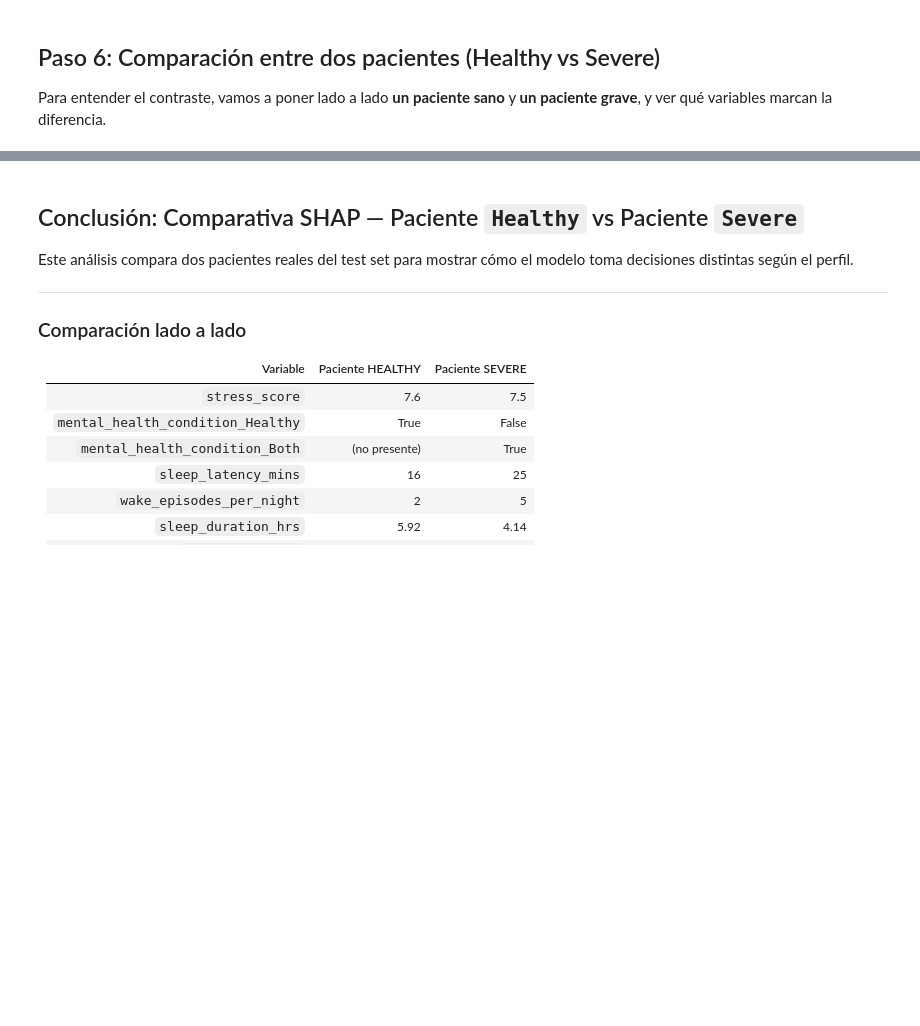
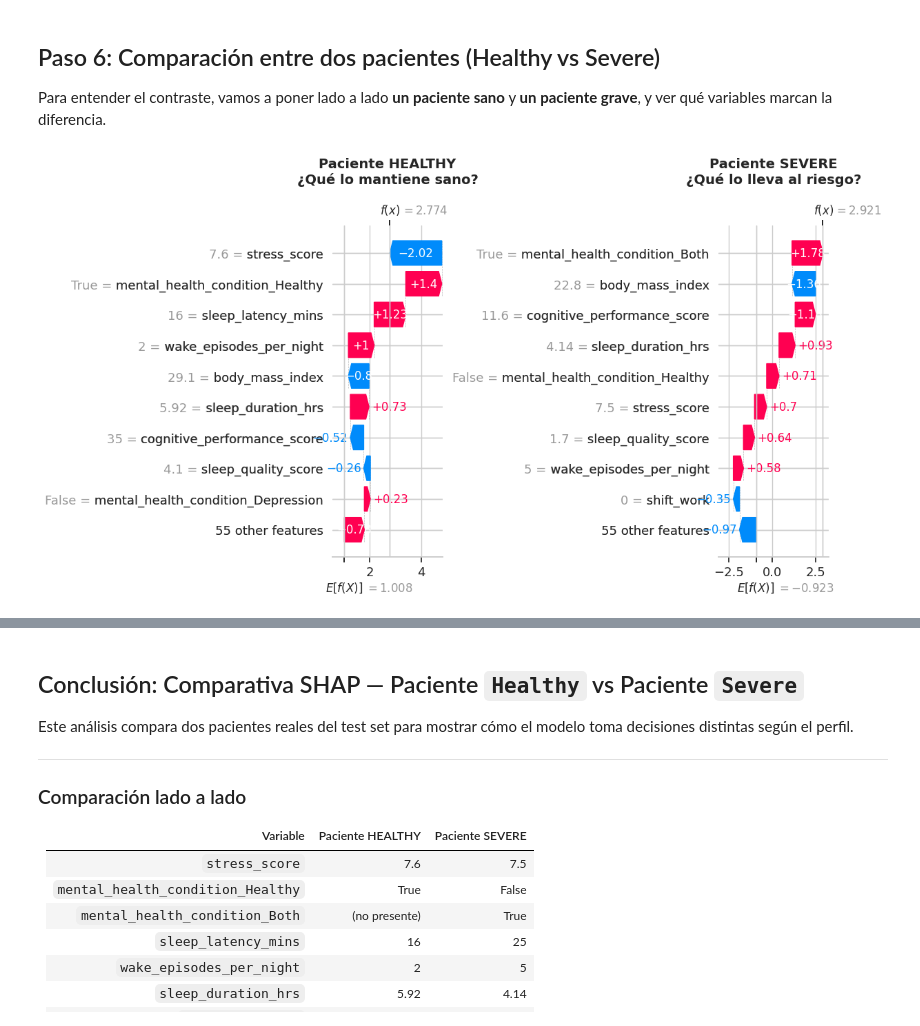
Before and after one commit to R3vival/Intro_Ciencia_De_Datos_Trabajo, a Jupyter notebook: Trabajo_Final_Intro_DC.ipynb, the cells around one changed output, grey strips where cells are left out. Saved outputs shown, nothing was run; the diff lists cells and outputs as text; code cells hidden in the pictures; blank space fills up the shorter version.

```diff
--- a/Trabajo_Final_Intro_DC.ipynb
+++ b/Trabajo_Final_Intro_DC.ipynb
@@ -1985,6 +2065,68 @@ A pesar de tener un IMC saludable (22.8) y no consumir alcohol ni cafeína antes
 ## Paso 6: Comparación entre dos pacientes (Healthy vs Severe)
 
 Para entender el contraste, vamos a poner lado a lado **un paciente sano** y **un paciente grave**, y ver qué variables marcan la diferencia.
+# %%
+# ---------------------------------------------------------
+# Comparacion: paciente Healthy vs paciente Severe
+# ---------------------------------------------------------
+indices_healthy = np.where(y_pred_sample == 'Healthy')[0]
+
+if len(indices_healthy) > 0 and len(indices_severe) > 0:
+    idx_healthy = indices_healthy[0]
+    idx_severe_pat = indices_severe[0]
+
+    fig, axes = plt.subplots(1, 2, figsize=(22, 8))
+
+    # Paciente HEALTHY
+    idx_healthy_class = list(le.classes_).index('Healthy')
+    if isinstance(shap_values, list):
+        base_h = explainer.expected_value[idx_healthy_class]
+        vals_h = shap_values[idx_healthy_class][idx_healthy]
+    else:
+        base_h = explainer.expected_value[idx_healthy_class] if hasattr(explainer.expected_value, '__len__') else explainer.expected_value
+        vals_h = shap_values[idx_healthy, :, idx_healthy_class]
+
+    exp_h = shap.Explanation(
+        values=vals_h,
+        base_values=base_h,
+        data=X_test_shap.iloc[idx_healthy].values,
+        feature_names=X_test_shap.columns.tolist()
+    )
+
+    plt.sca(axes[0])
+    shap.plots.waterfall(exp_h, max_display=10, show=False)
+    axes[0].set_title('Paciente HEALTHY\n¿Qué lo mantiene sano?', fontsize=14, fontweight='bold', pad=20)
+
+    # Paciente SEVERE
+    if isinstance(shap_values, list):
+        base_s = explainer.expected_value[idx_severe]
+        vals_s = shap_values[idx_severe][idx_severe_pat]
+    else:
+        base_s = explainer.expected_value[idx_severe] if hasattr(explainer.expected_value, '__len__') else explainer.expected_value
+        vals_s = shap_values[idx_severe_pat, :, idx_severe]
+
+    exp_s = shap.Explanation(
+        values=vals_s,
+        base_values=base_s,
+        data=X_test_shap.iloc[idx_severe_pat].values,
+        feature_names=X_test_shap.columns.tolist()
+    )
+
+    plt.sca(axes[1])
+    shap.plots.waterfall(exp_s, max_display=10, show=False)
+    axes[1].set_title('Paciente SEVERE\n¿Qué lo lleva al riesgo?', fontsize=14, fontweight='bold', pad=20)
+
+    plt.subplots_adjust(
+        left=0.05,
+        right=0.95,
+        top = 0.85,
+        wspace= 2.5
+    )
+    plt.show()
+else:
+    print('No se encontraron suficientes pacientes de ambas clases en la muestra.')
+# %% [output]
+[figure, added]
 # %%
 # ---------------------------------------------------------
 # Comparacion: paciente Healthy vs paciente Severe
```
Also changed, not shown: parts of 25 cells of this notebook.
